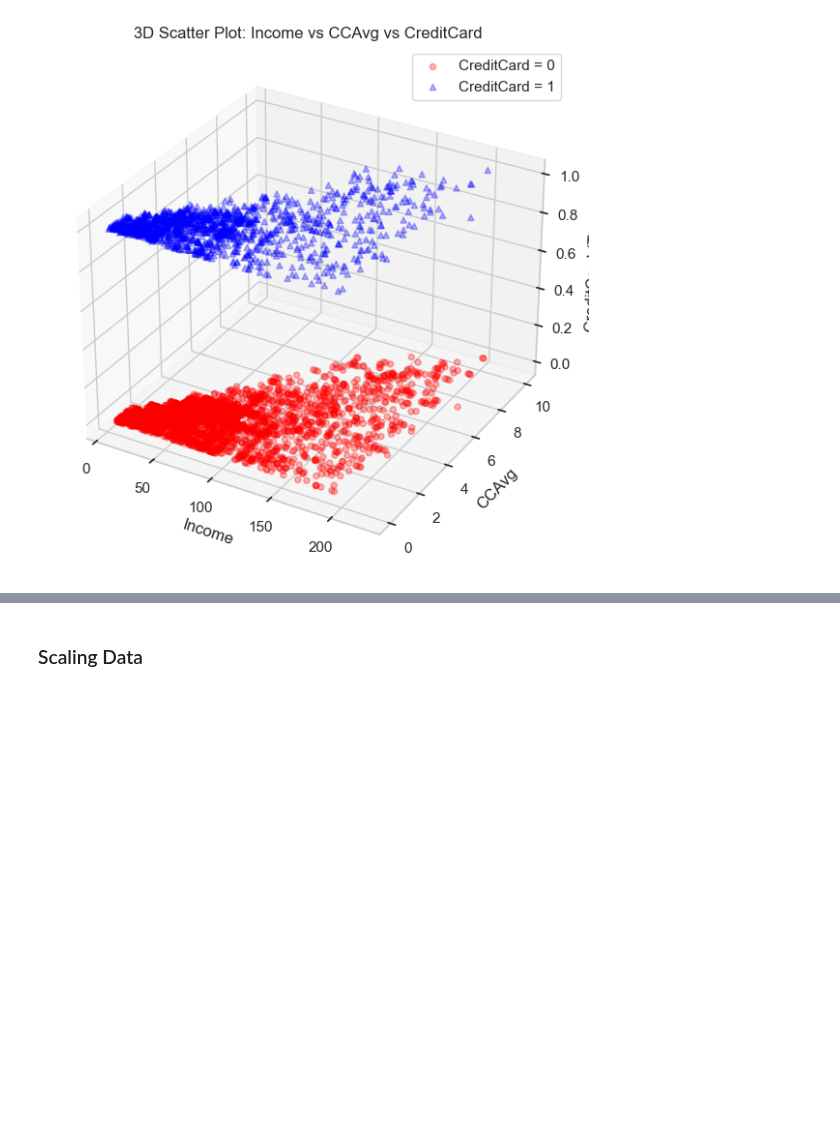
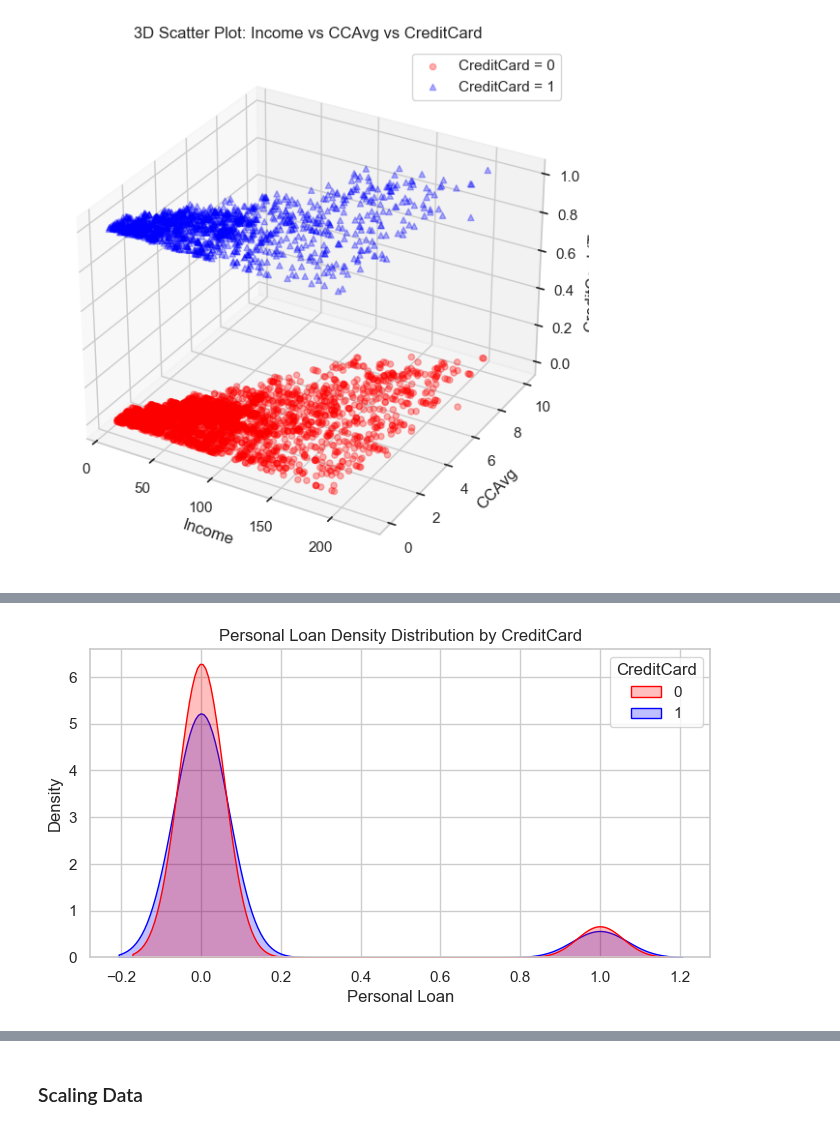
Before and after one commit to alaricbat/SupportVectorMachine, a Jupyter notebook: svm/svm.ipynb, the cells around one changed output, grey strips where cells are left out. Saved outputs shown, nothing was run; the diff lists cells and outputs as text; code cells hidden in the pictures; blank space fills up the shorter version.

Commit message:
Common:20260901:SVM:Continue to report the dropping process

```diff
--- a/svm/svm.ipynb
+++ b/svm/svm.ipynb
@@ -433,0 +500,7 @@ plt.scatter(zero_class["CCAvg"], zero_class["CreditCard"], color="blue", marker=
+# %%
+plt.figure(figsize=(8,4))
+sns.kdeplot(data=loc_df, x="Personal Loan", hue="CreditCard", common_norm=False, fill=True, palette=["red", "blue"])
+plt.title("Personal Loan Density Distribution by CreditCard")
+plt.show()
+# %% [output]
+[figure, added]
```
Also changed, not shown: parts of 15 cells of this notebook.
